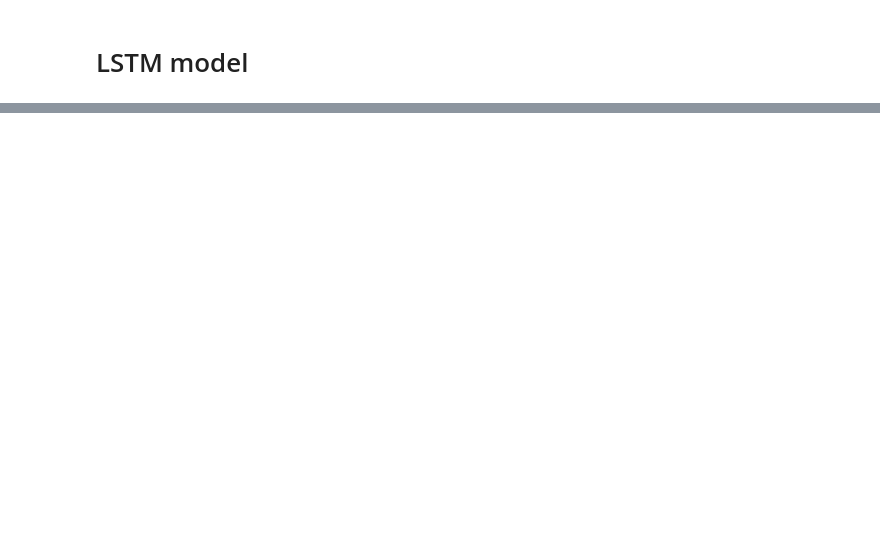
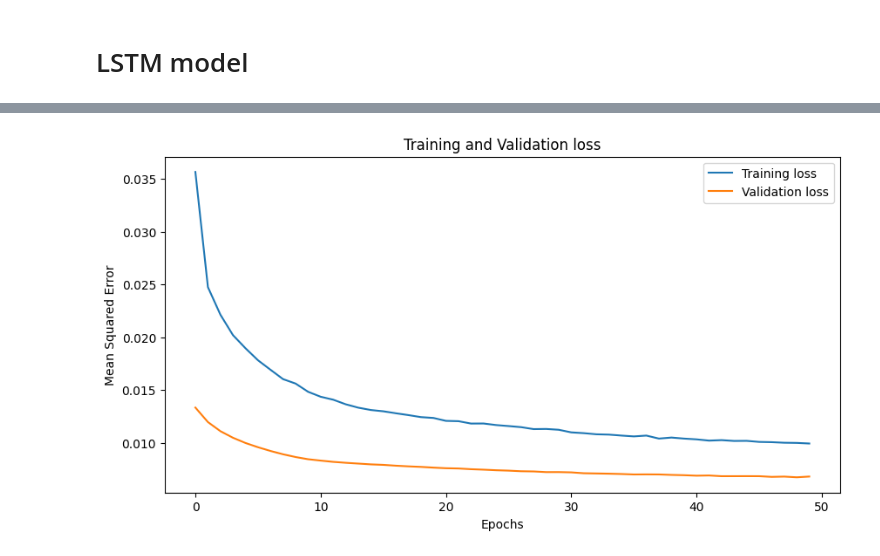
Before and after one commit to samirp92/Final-Year-Project-Time-Series-Forecating-, a Jupyter notebook: LSTM_Electric_Power_Consumption_Forecasting_Student_ID_21072112.ipynb, the cells around one changed output, grey strips where cells are left out. Drawn from its saved outputs; the diff is of its cells as text; code cells hidden in the pictures; blank space fills up the shorter version.

```diff
--- a/LSTM_Electric_Power_Consumption_Forecasting_Student_ID_21072112.ipynb
+++ b/LSTM_Electric_Power_Consumption_Forecasting_Student_ID_21072112.ipynb
@@ -521,0 +609,90 @@ plt.show()
+# %%
+# Define sequence length and features
+sequence_length = 12             # Number of time steps to consider in each sequence
+num_features = len(df1.columns)  # Number of features
+
+# Create sequences and corresponding labels
+sequences = []
+labels = []
+for i in range(len(scaled_df) - sequence_length):
+    seq = scaled_df[i:i+sequence_length]
+    label = scaled_df[i+sequence_length][0]  # 'Global_Active_Power' column index
+    sequences.append(seq)
+    labels.append(label)
+
+# Convert to numpy arrays
+sequences = np.array(sequences)
+labels = np.array(labels)
+
+# Split into train and test sets
+train_size = int(0.8 * len(sequences))
+X_train, X_test = sequences[:train_size], sequences[train_size:]
+y_train, y_test = labels[:train_size], labels[train_size:]
+
+# Check the shape of Train & Test Split
+X_train.shape, y_train.shape, X_test.shape, y_test.shape
+
+# LSTM model
+model = Sequential()
+model.add(LSTM(100, input_shape=(X_train.shape[1], X_train.shape[2])))
+model.add(Dropout(0.5))
+model.add(Dense(1))
+
+# Compile the model
+model.compile(optimizer=Adam(learning_rate=0.0001), loss='mean_squared_error')
+
+# Fit the model
+history = model.fit(X_train, y_train, epochs=50, batch_size=256, validation_data=(X_test, y_test), verbose=2, shuffle=False)
+
+# Plot the training and validation loss (MSE)
+plt.figure(figsize=(10, 5))
+plt.plot(history.history['loss'], label='Training loss')
+plt.plot(history.history['val_loss'], label='Validation loss')
+plt.title('Training and Validation loss')
+plt.xlabel('Epochs')
+plt.ylabel('Mean Squared Error')
+plt.legend()
+plt.show()
+
+# Predict train and test data using the trained model
+train_predict = model.predict(X_train)
+test_predict = model.predict(X_test)
+
+# Perform inverse transformation to rescale back to original range
+# y_true values for train data
+y_train_copies = np.repeat(y_train.reshape(-1, 1), X_train.shape[-1], axis=-1)
+true_y_train = scaler.inverse_transform(y_train_copies)[:,0]
+
+# predicted values for train data
+train_prediction_copies = np.repeat(train_predict, df1.shape[1], axis=-1)
+pred_y_train = scaler.inverse_transform(train_prediction_copies)[:,0]
+
+# y_true values for test data
+y_test_copies = np.repeat(y_test.reshape(-1, 1), X_test.shape[-1], axis=-1)
+true_y_test = scaler.inverse_transform(y_test_copies)[:,0]
+
+# predicted values for test data
+test_prediction_copies = np.repeat(test_predict, df1.shape[1], axis=-1)
+pred_y_test = scaler.inverse_transform(test_prediction_copies)[:,0]
+
+# Calculate evaluation metrics
+print(f'\nTrain MAE: {mean_absolute_error(true_y_train, pred_y_train):.3f}')
+print(f'Train MSE: {mean_squared_error(true_y_train, pred_y_train):.3f}')
+print(f'Train RMSE: {np.sqrt(mean_squared_error(true_y_train, pred_y_train)):.3f}')
+print(f'Train R² score: {r2_score(true_y_train, pred_y_train):.3f}')
+
+print(f'\nTest MAE: {mean_absolute_error(true_y_test, pred_y_test):.3f}')
+print(f'Test MSE: {mean_squared_error(true_y_test, pred_y_test):.3f}')
+print(f'Test RMSE: {np.sqrt(mean_squared_error(true_y_test, pred_y_test)):.3f}')
+print(f'Test R² score: {r2_score(true_y_test, pred_y_test):.3f}')
+
+# Plotting Hourly Global Active Power (Prediction vs Actual)
+plt.figure(figsize=(12, 6), dpi=300)
+plt.plot(df1.index[-200:], true_y_test[-200:], label='Actual')
+plt.plot(df1.index[-200:], pred_y_test[-200:], label='Predicted')
+plt.title('Hourly Global Active Power (Prediction vs Actual)')
+plt.xlabel('Time')
+plt.ylabel('Global Active Power (kW)')
+plt.legend()
+plt.show()
+# %% [output]
@@ -521,0 +716 @@ plt.show()
+[figure, added]
```
Also changed, not shown: parts of 12 cells of this notebook.
